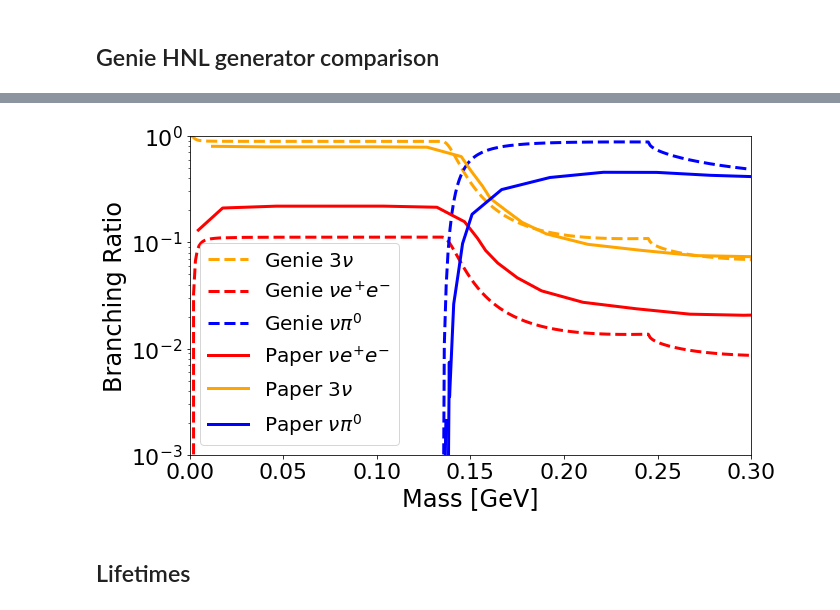
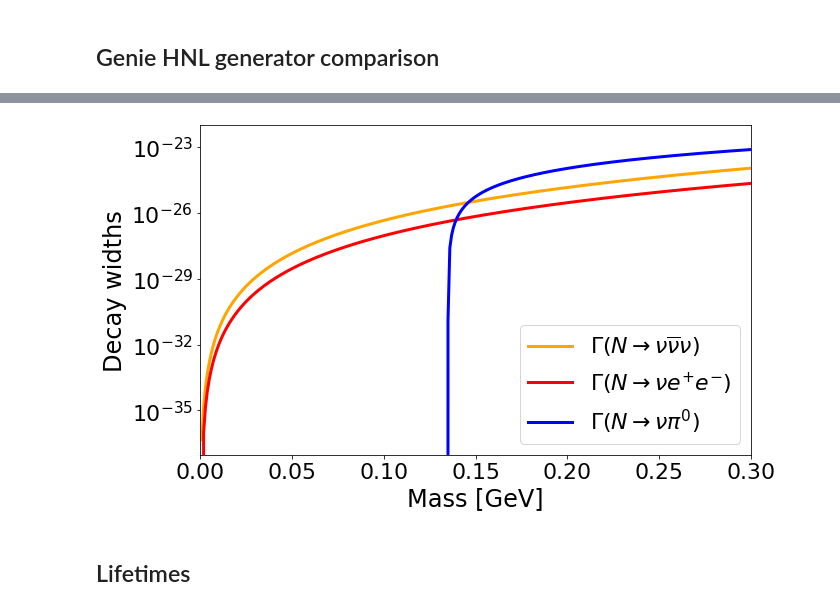
Before and after one commit to dmarsden01/uboone_HNL_analysis, a Jupyter notebook: Rough_rate_calculation.ipynb, the cells around one changed output, grey strips where cells are left out. Drawn from its saved outputs; the diff is of its cells as text; code cells hidden in the pictures.

```diff
--- a/Rough_rate_calculation.ipynb
+++ b/Rough_rate_calculation.ipynb
@@ -188,7 +287,12 @@ Pawel_new_dir_mu = pd.read_csv("Branching_ratios/new_fixed_factor_feb14/br_dirac
 Genie_new_maj_nu = pd.read_csv("Branching_ratios/new_fixed_factor_feb14/Genie_Majorana_new.csv")
 Genie_new_dir_nu = pd.read_csv("Branching_ratios/new_fixed_factor_feb14/Genie_Dirac_new.csv")
 
-DUNE_ee = pd.read_csv("Branching_ratios/DUNE_ND_BR_ee.csv",names=cols)
-DUNE_3nu = pd.read_csv("Branching_ratios/DUNE_ND_BR_3nu.csv",names=cols)
-DUNE_nupi = pd.read_csv("Branching_ratios/DUNE_ND_BR_nupi.csv",names=cols)
+Pawel_new_maj_widths = pd.read_csv("Branching_ratios/new_fixed_factor_feb14/Pawel_Majorana_widths.csv")
+Pawel_new_dir_widths = pd.read_csv("Branching_ratios/new_fixed_factor_feb14/Pawel_Dirac_widths.csv")
+Genie_new_maj_widths = pd.read_csv("Branching_ratios/new_fixed_factor_feb14/Genie_Majorana_widths.csv")
+Genie_new_dir_widths = pd.read_csv("Branching_ratios/new_fixed_factor_feb14/Genie_Dirac_widths.csv")
+
+# DUNE_ee = pd.read_csv("Branching_ratios/DUNE_ND_BR_ee.csv",names=cols)
+# DUNE_3nu = pd.read_csv("Branching_ratios/DUNE_ND_BR_3nu.csv",names=cols)
+# DUNE_nupi = pd.read_csv("Branching_ratios/DUNE_ND_BR_nupi.csv",names=cols)
 # %%
@@ -200,43 +311,60 @@ Index(['mass', 'lifetime [ns]', 'BR 3nu', 'BR epi', 'BR mupi', 'BR nupi0',
 # %%
 colour_3nu = "orange"
 colour_ee = "red"
 colour_pi0 = "blue"
 plt.rc('font', size=22)
 plt.figure(figsize=(10,6))
 # plt.title("HNL Generator Branching Ratios (Dirac)", fontsize=24)
 # plt.plot(Pawel_new_maj_mu["mass"], Pawel_new_maj_mu["BR 3nu"], label = r"$N \rightarrow \nu \nu \nu$", lw=3, color = colour_3nu)
 # plt.plot(Pawel_new_maj_mu["mass"], Pawel_new_maj_mu["BR nue+e-"], label = r"$N \rightarrow \nu e^{+}e^{-}$", lw=3, color = colour_ee)
 # plt.plot(Pawel_new_maj_mu["mass"], Pawel_new_maj_mu["BR nupi0"], label = r"$N \rightarrow \nu\pi^{0}$", lw=3, color = colour_pi0)
-# plt.plot(Pawel_new_maj_mu["mass"], Pawel_new_maj_mu["BR mupi"], label = r"$N \rightarrow \mu\pi$", lw=3, color = "green")
+# # plt.plot(Pawel_new_maj_mu["mass"], Pawel_new_maj_mu["BR mupi"], label = r"$N \rightarrow \mu\pi$", lw=3, color = "green")
 
-plt.plot(Genie_new_maj_nu["mass"], Genie_new_maj_nu["BR_3nu"], label = r"Genie $3\nu$", lw=3, color = colour_3nu, linestyle="dashed")
-plt.plot(Genie_new_maj_nu["mass"], Genie_new_maj_nu["BR_e+e-"], label = r"Genie $\nu e^{+}e^{-}$", lw=3, color = colour_ee, linestyle="dashed")
-plt.plot(Genie_new_maj_nu["mass"], Genie_new_maj_nu["BR_nu_pi0"], label = r"Genie $\nu\pi^0$", lw=3, color = colour_pi0, linestyle="dashed")
+# plt.plot(Genie_new_maj_nu["mass"], Genie_new_maj_nu["BR_3nu"], label = r"Genie $\nu \nu \nu$", lw=3, color = colour_3nu, linestyle="dashed")
+# plt.plot(Genie_new_maj_nu["mass"], Genie_new_maj_nu["BR_e+e-"], label = r"Genie $\nu e^{+}e^{-}$", lw=3, color = colour_ee, linestyle="dashed")
+# plt.plot(Genie_new_maj_nu["mass"], Genie_new_maj_nu["BR_nu_pi0"], label = r"Genie $\nu\pi^0$", lw=3, color = colour_pi0, linestyle="dashed")
+
+#widths
+plt.plot(Pawel_new_maj_widths["mass"], Pawel_new_maj_widths["width_3nu"], label = r"$\Gamma (N \rightarrow \nu \overline{\nu} \nu)$", lw=3, color = colour_3nu)
+plt.plot(Pawel_new_maj_widths["mass"], Pawel_new_maj_widths["width_e+e-"], label = r"$\Gamma (N \rightarrow \nu e^{+}e^{-})$", lw=3, color = colour_ee)
+plt.plot(Pawel_new_maj_widths["mass"], Pawel_new_maj_widths["width_nu_pi0"], label = r"$\Gamma (N \rightarrow \nu\pi^{0})$", lw=3, color = colour_pi0)
+
+# plt.plot(Pawel_new_dir_widths["mass"], Pawel_new_dir_widths["width_3nu"], label = r"Pawel Dirac $\Gamma \nu \nu \nu$", lw=3, color = colour_3nu,linestyle="dashed")
+# plt.plot(Pawel_new_dir_widths["mass"], Pawel_new_dir_widths["width_e+e-"], label = r"Pawel Dirac $\Gamma \nu e^{+}e^{-}$", lw=3, color = colour_ee,linestyle="dashed")
+# plt.plot(Pawel_new_dir_widths["mass"], Pawel_new_dir_widths["width_nu_pi0"], label = r"Pawel Dirac $\Gamma \nu\pi^{0}$", lw=3, color = colour_pi0,linestyle="dashed")
+
+# plt.plot(Genie_new_maj_widths["mass"], Genie_new_maj_widths["width_3nu"], label = r"Genie Maj $\Gamma \nu \nu \nu$", lw=3, color = colour_3nu,linestyle="dashed")
+# plt.plot(Genie_new_maj_widths["mass"], Genie_new_maj_widths["width_e+e-"], label = r"Genie Maj $\Gamma \nu e^{+}e^{-}$", lw=3, color = colour_ee,linestyle="dashed")
+# plt.plot(Genie_new_maj_widths["mass"], Genie_new_maj_widths["width_nu_pi0"], label = r"Genie Maj $\Gamma \nu\pi^{0}$", lw=3, color = colour_pi0,linestyle="dashed")
+
+# plt.plot(Genie_new_dir_widths["mass"], Genie_new_dir_widths["width_3nu"], label = r"Genie Dirac $\Gamma \nu \nu \nu$", lw=3, color = colour_3nu)
+# plt.plot(Genie_new_dir_widths["mass"], Genie_new_dir_widths["width_e+e-"], label = r"Genie Dirac $\Gamma \nu e^{+}e^{-}$", lw=3, color = colour_ee)
+# plt.plot(Genie_new_dir_widths["mass"], Genie_new_dir_widths["width_nu_pi0"], label = r"Genie Dirac $\Gamma \nu\pi^{0}$", lw=3, color = colour_pi0)
 
 # plt.plot(Pawel_new_dir_mu["mass"], Pawel_new_dir_mu["BR 3nu"], label = r"Gelato $3\nu$", lw=3, color = colour_3nu)
 # plt.plot(Pawel_new_dir_mu["mass"], Pawel_new_dir_mu["BR nue+e-"], label = r"Gelato $\nu e^{+}e^{-}$", lw=3, color = colour_ee)
 # plt.plot(Pawel_new_dir_mu["mass"], Pawel_new_dir_mu["BR nupi0"], label = r"Gelato $\nu\pi^{0}$", lw=3, color = colour_pi0)
 # plt.plot(Genie_new_dir_nu["mass"], Genie_new_dir_nu["BR_3nu"], label = r"Genie Dirac $3\nu$", lw=3, color = colour_3nu, linestyle="dashed")
 # plt.plot(Genie_new_dir_nu["mass"], Genie_new_dir_nu["BR_e+e-"], label = r"Genie Dirac $\nu e^{+}e^{-}$", lw=3, color = colour_ee, linestyle="dashed")
 # plt.plot(Genie_new_dir_nu["mass"], Genie_new_dir_nu["BR_nu_pi0"], label = r"Genie Dirac $\nu\pi^0$", lw=3, color = colour_pi0, linestyle="dashed")
 
-plt.plot(DUNE_ee["Mass"], DUNE_ee['Value'], label = r"Paper $\nu e^{+}e^{-}$", lw=3, color = colour_ee)
-plt.plot(DUNE_3nu["Mass"], DUNE_3nu['Value'], label = r"Paper $3\nu$", lw=3, color = colour_3nu)
-plt.plot(DUNE_nupi["Mass"], DUNE_nupi['Value'], label = r"Paper $\nu\pi^0$", lw=3, color = colour_pi0)
+# plt.plot(DUNE_ee["Mass"], DUNE_ee['Value'], label = r"Paper $\nu e^{+}e^{-}$", lw=3, color = colour_ee)
+# plt.plot(DUNE_3nu["Mass"], DUNE_3nu['Value'], label = r"Paper $3\nu$", lw=3, color = colour_3nu)
+# plt.plot(DUNE_nupi["Mass"], DUNE_nupi['Value'], label = r"Paper $\nu\pi^0$", lw=3, color = colour_pi0)
 
-plt.ylim(1e-3,1.0)
+# plt.ylim(1e-3,1.0)
 plt.xlim(0,0.3)
-plt.ylabel("Branching Ratio", fontsize=24)
+plt.ylabel("Decay widths", fontsize=24)
 plt.xlabel("Mass [GeV]", fontsize=24)
 plt.yscale("log")
-plt.legend(fontsize=20, loc="best")
+plt.legend(fontsize=22, loc="best")
 plt.tight_layout()
 
-savename = "BRs_comparison_Genie_paper"
+savename = "Widths_Majorana"
 plt.savefig("plots/Generator/"+savename+".pdf")
 plt.savefig("plots/Generator/"+savename+".png")
 # %% [output]
-[figure, old version]
+[figure, new version]
 # %% [markdown]
 ## Lifetimes
 # %%
```
Also changed, not shown: parts of 7 cells of this notebook, 3 other files.
